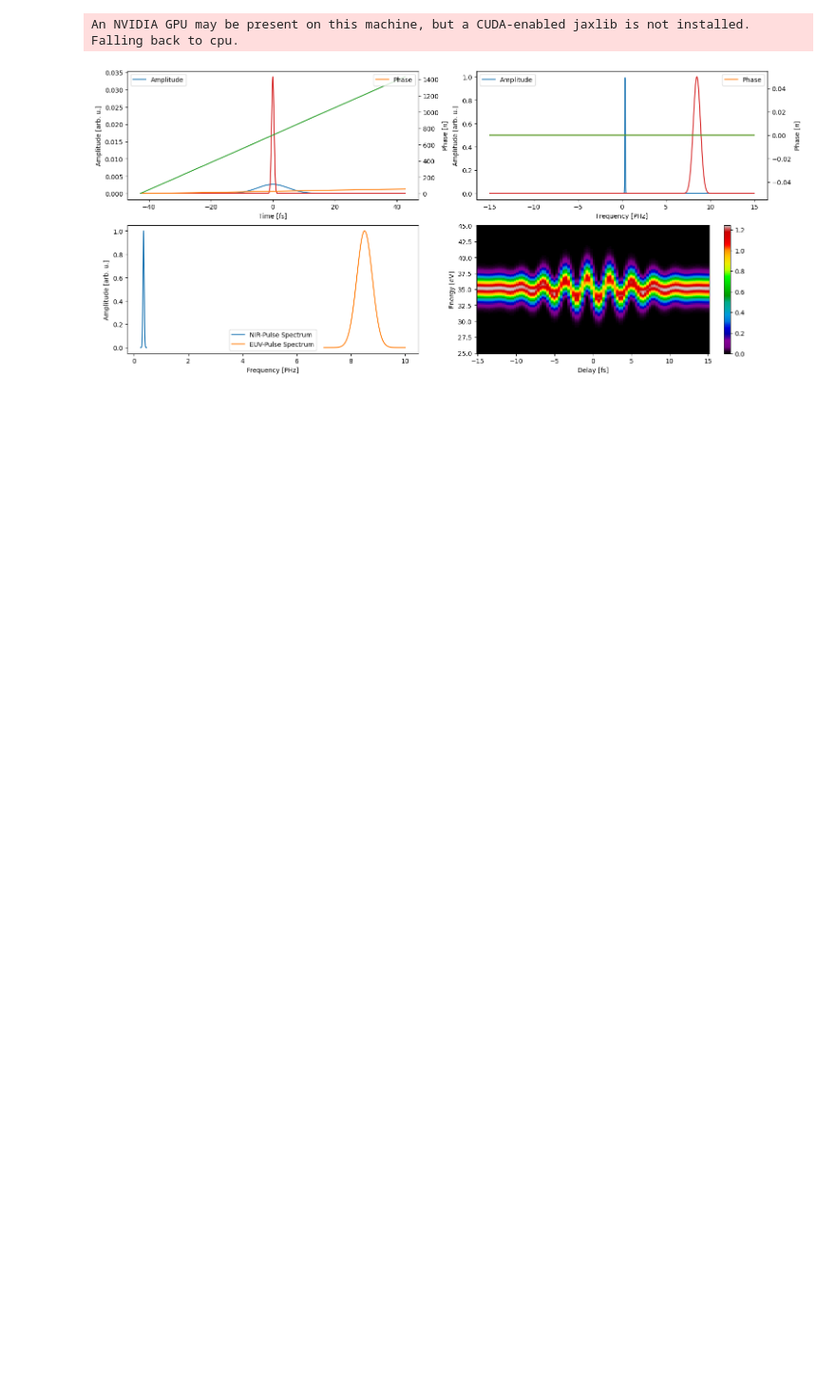
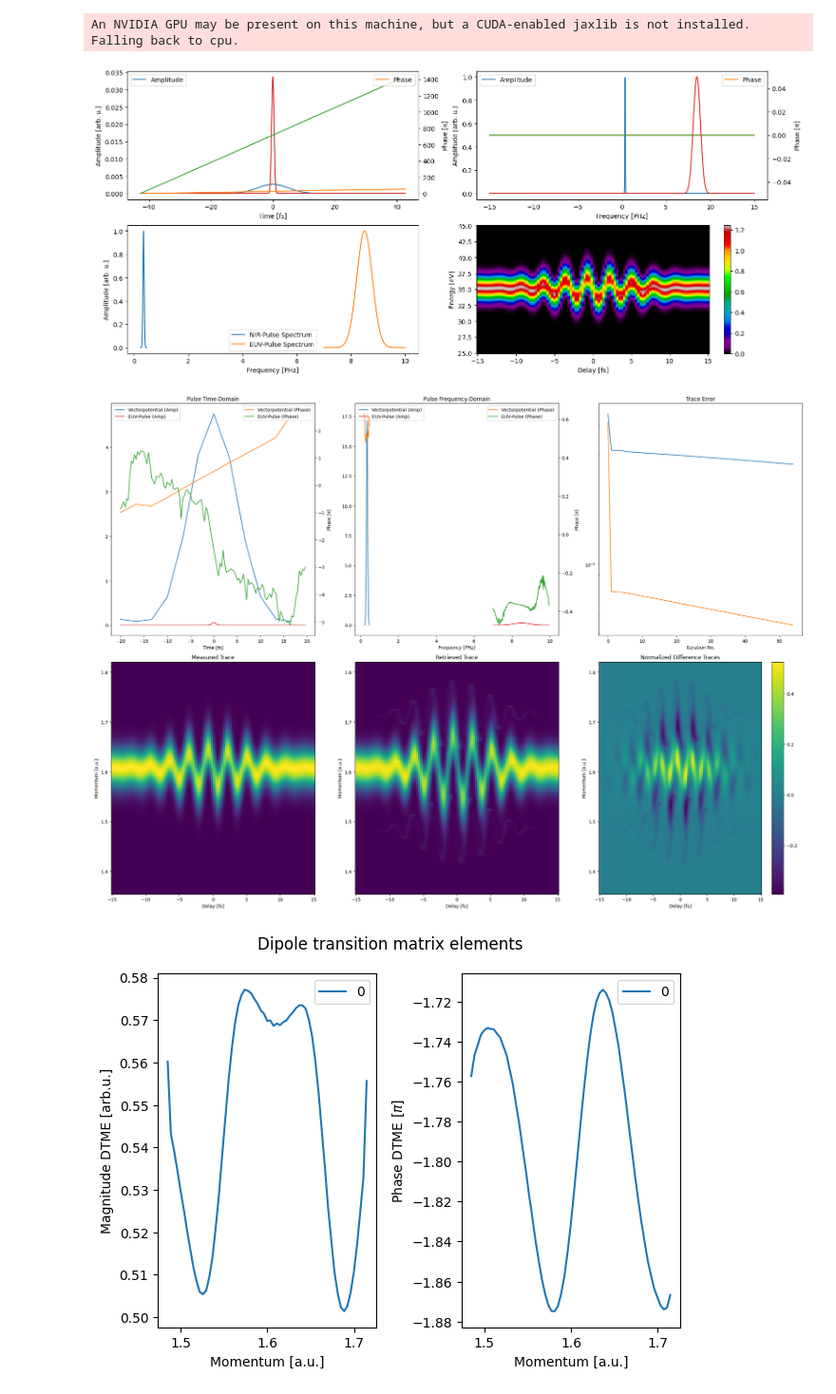
Before and after one commit to matillda123/Pulse-Retrieval-with-JAX, a Jupyter notebook: _usage_example.ipynb, the cells around one changed output. Shown at 95% size. Cells and saved outputs as stored; diff of their text form; code cells hidden in the pictures; blank space fills up the shorter version.

```diff
--- a/_usage_example.ipynb
+++ b/_usage_example.ipynb
@@ -39,0 +42,22 @@ time, energy, trace, spectra = mp.generate_streaking(time_fs, frequency_PHz,
+# %%
+copra = COPRA(delay, energy, trace, Ip_eV=jnp.asarray([0]), retrieve_dtme=True,
+              f_range_nir_pulse=(0.2,0.5), f_range_euv_pulse=(7,10), eV_range_dtme=(30,40))
+
+copra.use_measured_spectrum(spectra.pulse[0], spectra.pulse[1], "pulse")
+copra.use_measured_spectrum(spectra.gate[0], spectra.gate[1], "gate")
+
+population = copra.create_initial_population(2, "constant")
+
+copra.local_gamma = 1e1
+copra.global_gamma = 1
+
+copra.local_newton = False
+copra.global_newton =  "diagonal"
+
+copra.optimize_spectral_phase_directly = True
+
+final_result = copra.run(population, 5, 50)
+copra.plot_results(final_result)
+# %% [output]
+[figure, added]
+[figure, added]
```
Also changed, not shown: parts of 1 cell of this notebook, 8 other files.
